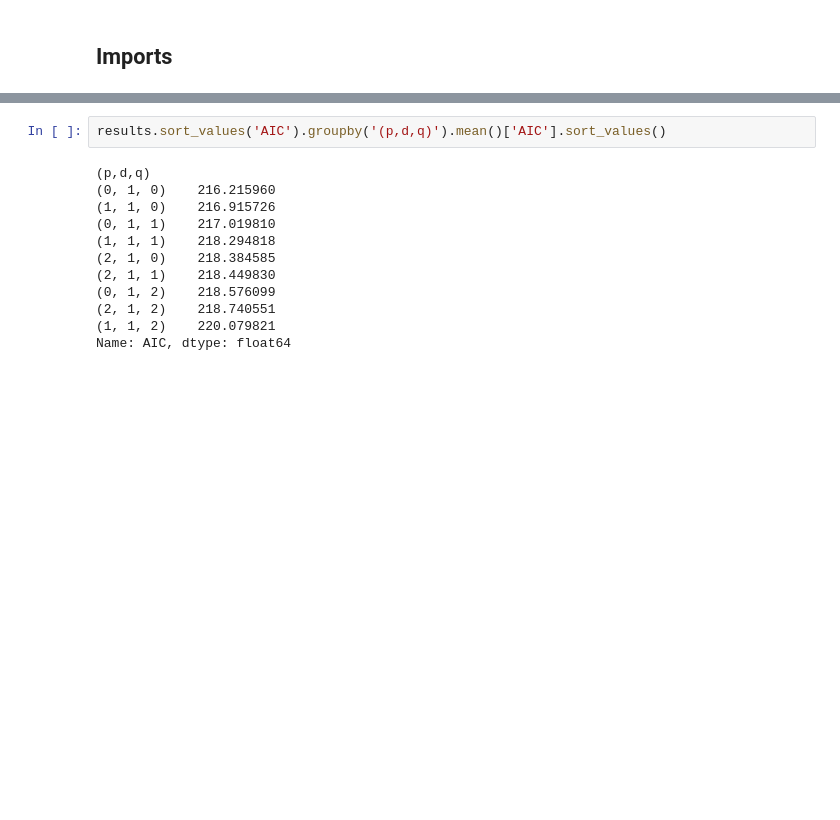
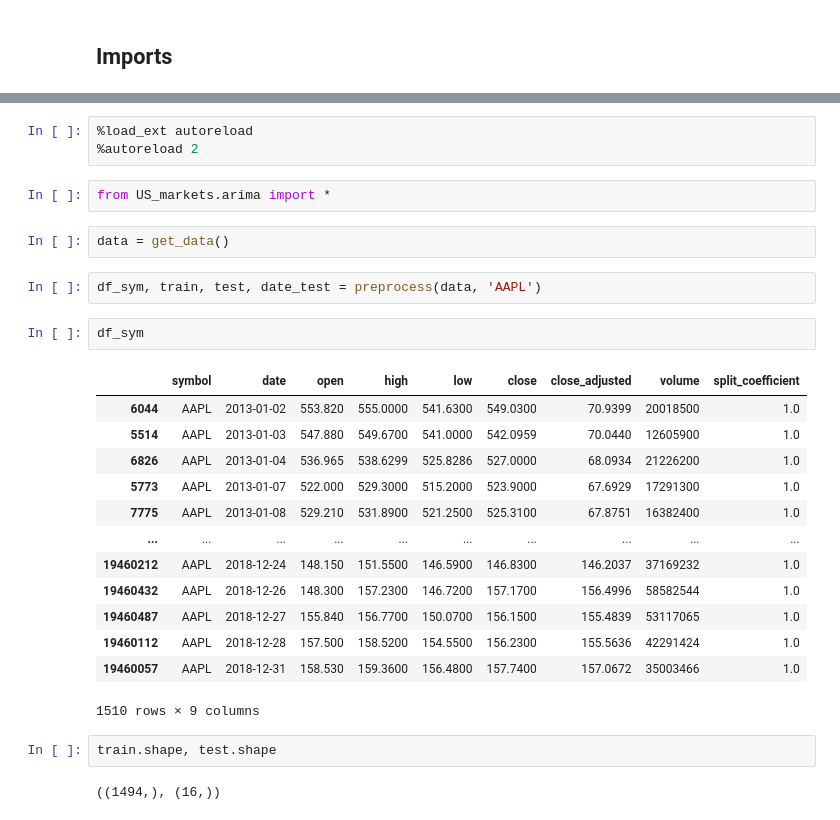
Before and after one commit to PhilEkev/US_markets, a Jupyter notebook: notebooks/Recherches Julien.ipynb, the cells around one changed output, grey strips where cells are left out. Saved outputs shown, nothing was run; the diff lists cells and outputs as text; blank space fills up the shorter version.

```diff
--- a/notebooks/Recherches Julien.ipynb
+++ b/notebooks/Recherches Julien.ipynb
@@ -638,14 +5,29 @@ results
-# %%
-results.sort_values('AIC').groupby('(p,d,q)').mean()['AIC'].sort_values()
-# %% [output]
-(p,d,q)
-(0, 1, 0)    216.215960
-(1, 1, 0)    216.915726
-(0, 1, 1)    217.019810
-(1, 1, 1)    218.294818
-(2, 1, 0)    218.384585
-(2, 1, 1)    218.449830
-(0, 1, 2)    218.576099
-(2, 1, 2)    218.740551
-(1, 1, 2)    220.079821
-Name: AIC, dtype: float64
+# %%
+%load_ext autoreload
+%autoreload 2
+# %%
+from US_markets.arima import *
+# %%
+data = get_data()
+# %%
+df_sym, train, test, date_test = preprocess(data, 'AAPL')
+# %%
+df_sym
+# %% [output]
+|  | symbol | date | open | high | low | close | close_adjusted | volume | split_coefficient |
+| 6044 | AAPL | 2013-01-02 | 553.820 | 555.0000 | 541.6300 | 549.0300 | 70.9399 | 20018500 | 1.0 |
+| 5514 | AAPL | 2013-01-03 | 547.880 | 549.6700 | 541.0000 | 542.0959 | 70.0440 | 12605900 | 1.0 |
+| 6826 | AAPL | 2013-01-04 | 536.965 | 538.6299 | 525.8286 | 527.0000 | 68.0934 | 21226200 | 1.0 |
+| 5773 | AAPL | 2013-01-07 | 522.000 | 529.3000 | 515.2000 | 523.9000 | 67.6929 | 17291300 | 1.0 |
+| 7775 | AAPL | 2013-01-08 | 529.210 | 531.8900 | 521.2500 | 525.3100 | 67.8751 | 16382400 | 1.0 |
+| ... | ... | ... | ... | ... | ... | ... | ... | ... | ... |
+| 19460212 | AAPL | 2018-12-24 | 148.150 | 151.5500 | 146.5900 | 146.8300 | 146.2037 | 37169232 | 1.0 |
+| 19460432 | AAPL | 2018-12-26 | 148.300 | 157.2300 | 146.7200 | 157.1700 | 156.4996 | 58582544 | 1.0 |
+| 19460487 | AAPL | 2018-12-27 | 155.840 | 156.7700 | 150.0700 | 156.1500 | 155.4839 | 53117065 | 1.0 |
+| 19460112 | AAPL | 2018-12-28 | 157.500 | 158.5200 | 154.5500 | 156.2300 | 155.5636 | 42291424 | 1.0 |
+| 19460057 | AAPL | 2018-12-31 | 158.530 | 159.3600 | 156.4800 | 157.7400 | 157.0672 | 35003466 | 1.0 |
+1510 rows × 9 columns
+# %%
+train.shape, test.shape
+# %% [output]
+((1494,), (16,))
```
Also changed, not shown: parts of 73 cells of this notebook, 2 other files.
